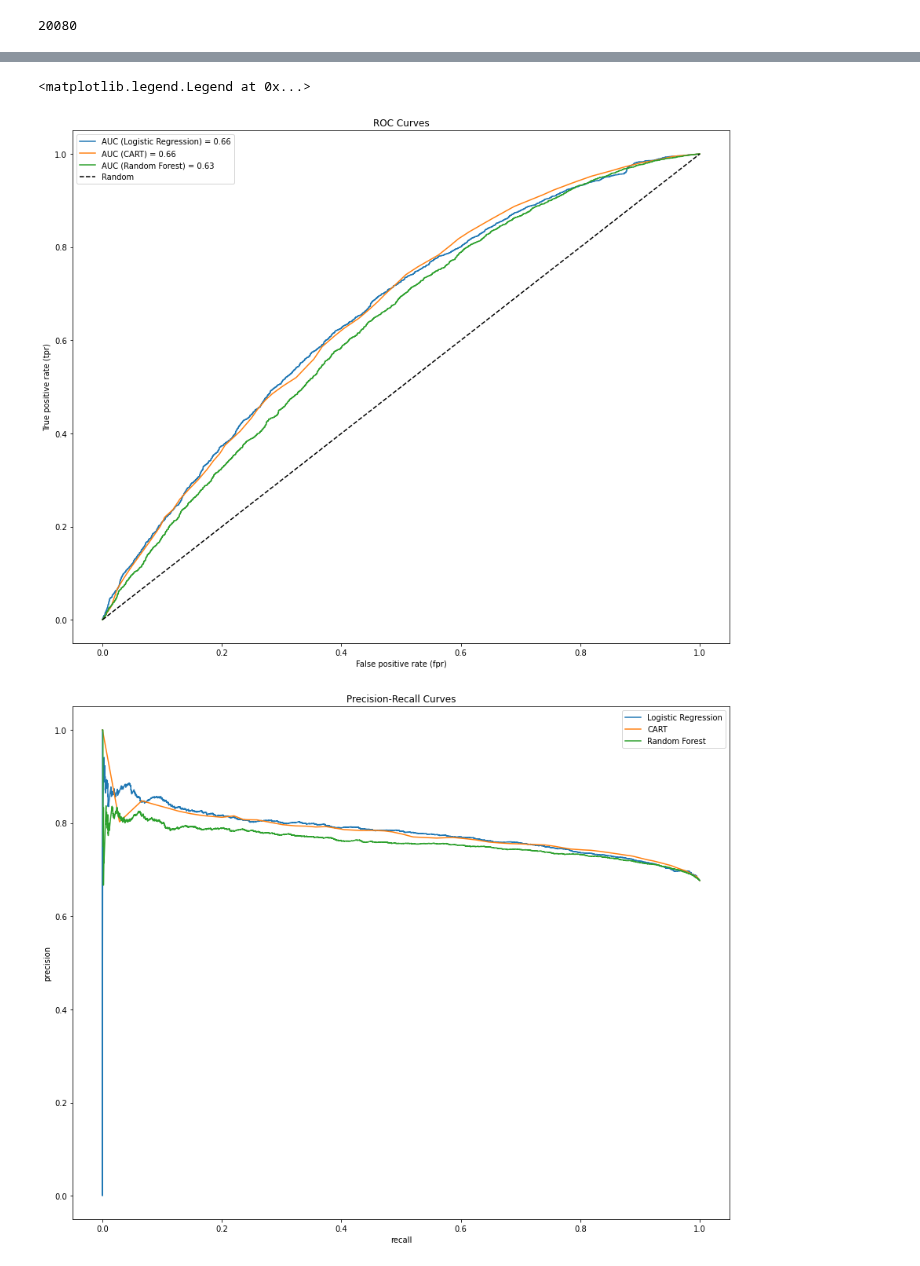
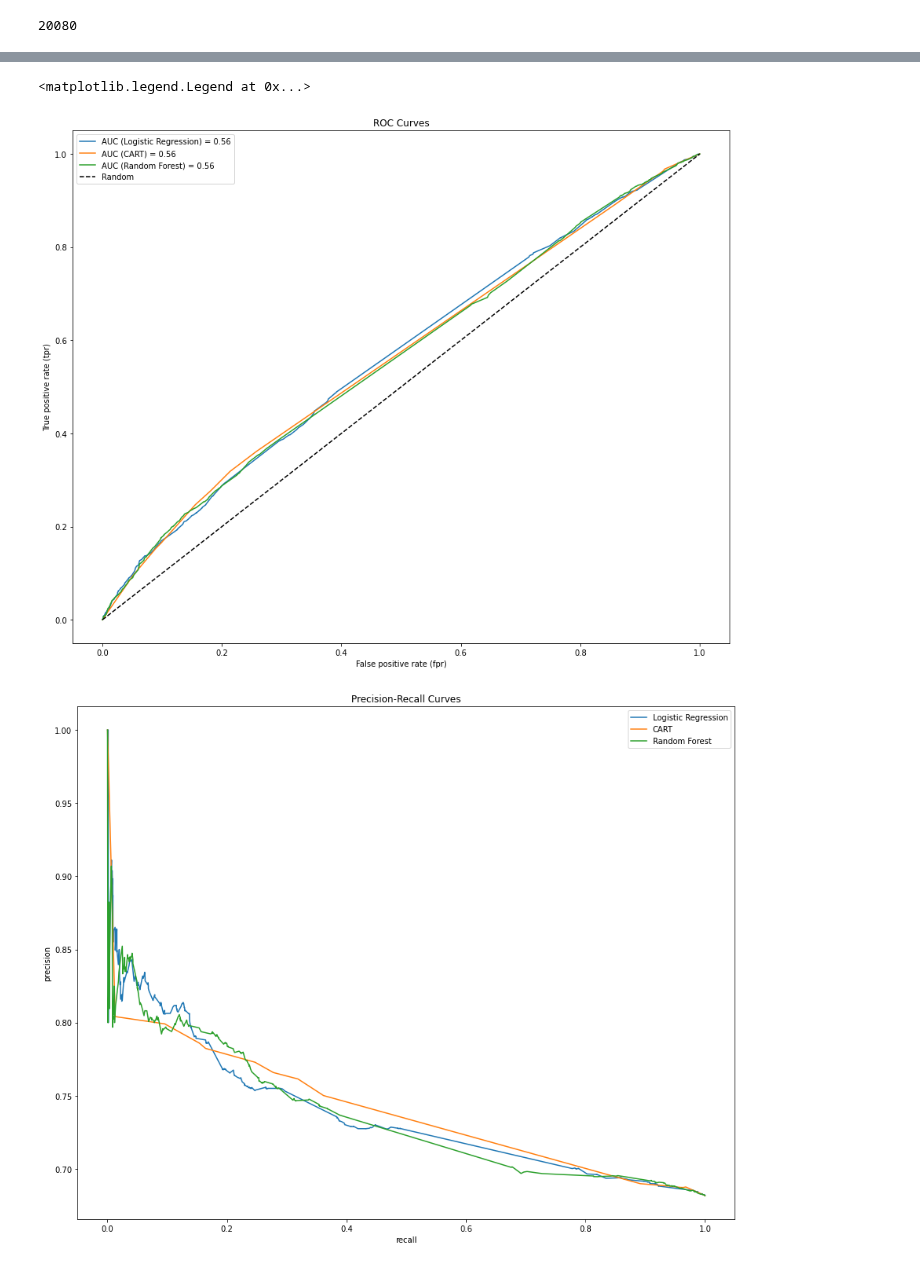
Before and after one commit to siddtheshah/vc_modeling, a Jupyter notebook: model_training.ipynb, the cells around one changed output, grey strips where cells are left out. Drawn from its saved outputs; the diff is of its cells as text; code cells hidden in the pictures.

```diff
--- a/model_training.ipynb
+++ b/model_training.ipynb
@@ -110,6 +98,8 @@ from sklearn.impute import SimpleImputer
 from sklearn.ensemble import RandomForestClassifier
 from sklearn.preprocessing import StandardScaler
 import matplotlib.pylab as plt
+from sklearn.decomposition import PCA
+
 %matplotlib inline
 plt.rcParams['figure.figsize'] = 15, 12
 
@@ -117,13 +107,18 @@ imp = SimpleImputer(missing_values=np.nan, strategy='mean')
 
 modelConfigs = [
     {'label': 'Logistic Regression', 'model': LogisticRegression(C=1., solver='liblinear')},
-    {'label': 'CART', 'model': DecisionTreeClassifier(criterion="entropy", min_samples_leaf=300, random_state=42)},
+    {'label': 'CART', 'model': DecisionTreeClassifier(ccp_alpha=0.0, class_weight=None, criterion='entropy',
+                       max_depth=4, max_features=None, max_leaf_nodes=None,
+                       min_impurity_decrease=0.0, min_impurity_split=None,
+                       min_samples_leaf=1, min_samples_split=2,
+                       min_weight_fraction_leaf=0.0, presort='deprecated',
+                       random_state=None, splitter='best')},
     {'label': 'Random Forest', 'model': RandomForestClassifier(max_depth=70, min_samples_leaf=4, min_samples_split=10, n_estimators=400, random_state=42)}
 ]
 
 data = founders_and_success_df
 Y = data['has_succeeded']
-X = data.drop(['org_uuid', 'has_succeeded'], axis=1)
+X = data.drop(['org_uuid', 'founders_top_rank', 'has_succeeded'], axis=1)
 
 # standardize columns
 X[:] = StandardScaler().fit_transform(X[:])
@@ -132,19 +127,20 @@ X[:] = StandardScaler().fit_transform(X[:])
 imp = imp.fit(X)
 X[:] = imp.transform(X)
 
-X_train, X_test, Y_train, Y_test = train_test_split(X, Y, test_size=0.30, random_state=422)
+X_train, X_test, Y_train, Y_test = train_test_split(X, Y, test_size=0.30, random_state=317)
 
 modelData = []
 
 for config in modelConfigs:
     print("Testing " + config['label'] + " model...")
     model = config['model']
-    X_train_imputed = X_train
-    model.fit(X_train_imputed, Y_train)
+
+    pipe = Pipeline(steps=[('model', model)])
+
+    pipe.fit(X_train, Y_train)
 
     # Get the probability of Y_test records being = 1
-    X_test_imputed = X_test
-    Y_test_probability_1 = model.predict_proba(X_test_imputed)[:, 1]
+    Y_test_probability_1 = pipe.predict_proba(X_test_imputed)[:, 1]
 
     prediction = Y_test_probability_1 > 0.50
 
@@ -222,6 +218,6 @@ roc auc: 0.6259533841239566
 <matplotlib.legend.Legend at 0x...>
-[figure, old version]
+[figure, new version]
-[figure, old version]
+[figure, new version]
 # %%
 # Rank importance of features using Random Forest
 
```
Also changed, not shown: parts of 5 cells of this notebook, 1 other file.
